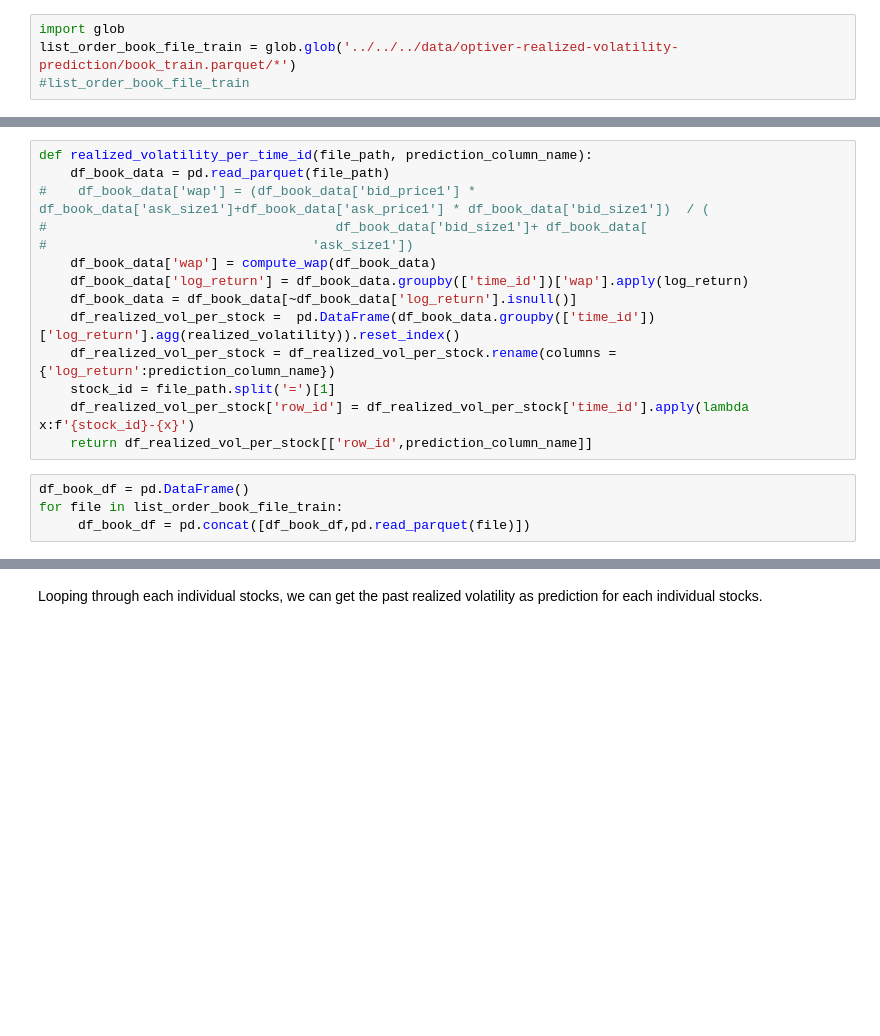
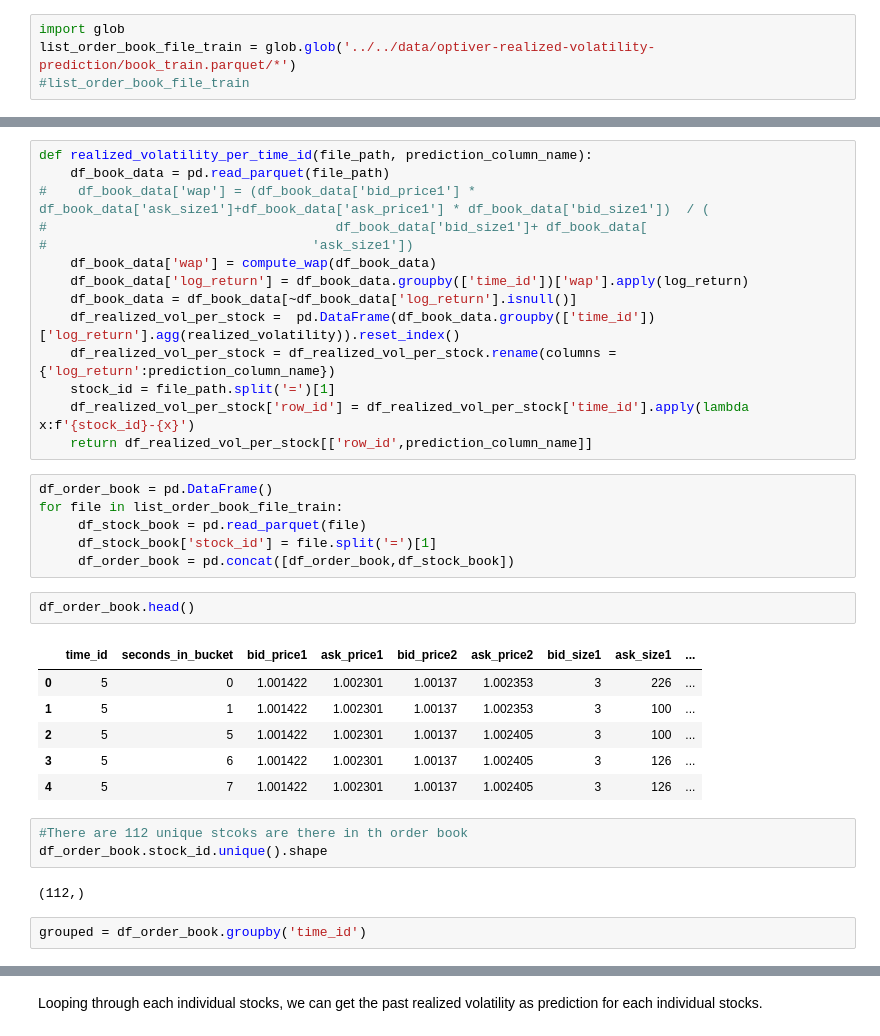
Before and after one commit to arungansi/Jovian-ML-0toGBMs, a Jupyter notebook: my-zero-to-gbm-proj-assign.ipynb, the cells around one changed output, grey strips where cells are left out. Saved outputs shown, nothing was run; the diff lists cells and outputs as text; blank space fills up the shorter version.

```diff
--- a/my-zero-to-gbm-proj-assign.ipynb
+++ b/my-zero-to-gbm-proj-assign.ipynb
@@ -198,7 +205,7 @@ A commonly known fact about volatility is that it tends to be autocorrelated. We
 Let's calculate the past realized volatility across the training set to see how predictive a single naive signal can be.
 # %%
 import glob
-list_order_book_file_train = glob.glob('../../../data/optiver-realized-volatility-prediction/book_train.parquet/*')
+list_order_book_file_train = glob.glob('../../data/optiver-realized-volatility-prediction/book_train.parquet/*')
 #list_order_book_file_train
 # %% [markdown]
 As the data is partitioned by stock_id (each stock id is one folder), we try to calculcate realized volatility stock by stock and combine them into one target file. Note that the stock id as the partition column is not present if we load the single file so we will remedy that manually. We will reuse the log return and realized volatility functions defined in the previous session.
@@ -227,6 +234,24 @@ def realized_volatility_per_time_id(file_path, prediction_column_name):
     df_realized_vol_per_stock['row_id'] = df_realized_vol_per_stock['time_id'].apply(lambda x:f'{stock_id}-{x}')
     return df_realized_vol_per_stock[['row_id',prediction_column_name]]
 # %%
-df_book_df = pd.DataFrame()
+df_order_book = pd.DataFrame()
 for file in list_order_book_file_train:
-     df_book_df = pd.concat([df_book_df,pd.read_parquet(file)])
+     df_stock_book = pd.read_parquet(file)
+     df_stock_book['stock_id'] = file.split('=')[1]
+     df_order_book = pd.concat([df_order_book,df_stock_book])
+# %%
+df_order_book.head()
+# %% [output]
+|  | time_id | seconds_in_bucket | bid_price1 | ask_price1 | bid_price2 | ask_price2 | bid_size1 | ask_size1 | ... |
+| 0 | 5 | 0 | 1.001422 | 1.002301 | 1.00137 | 1.002353 | 3 | 226 | ... |
+| 1 | 5 | 1 | 1.001422 | 1.002301 | 1.00137 | 1.002353 | 3 | 100 | ... |
+| 2 | 5 | 5 | 1.001422 | 1.002301 | 1.00137 | 1.002405 | 3 | 100 | ... |
+| 3 | 5 | 6 | 1.001422 | 1.002301 | 1.00137 | 1.002405 | 3 | 126 | ... |
+| 4 | 5 | 7 | 1.001422 | 1.002301 | 1.00137 | 1.002405 | 3 | 126 | ... |
+# %%
+#There are 112 unique stcoks are there in th order book
+df_order_book.stock_id.unique().shape
+# %% [output]
+(112,)
+# %%
+grouped = df_order_book.groupby('time_id')
```
Also changed, not shown: parts of 11 cells of this notebook.
